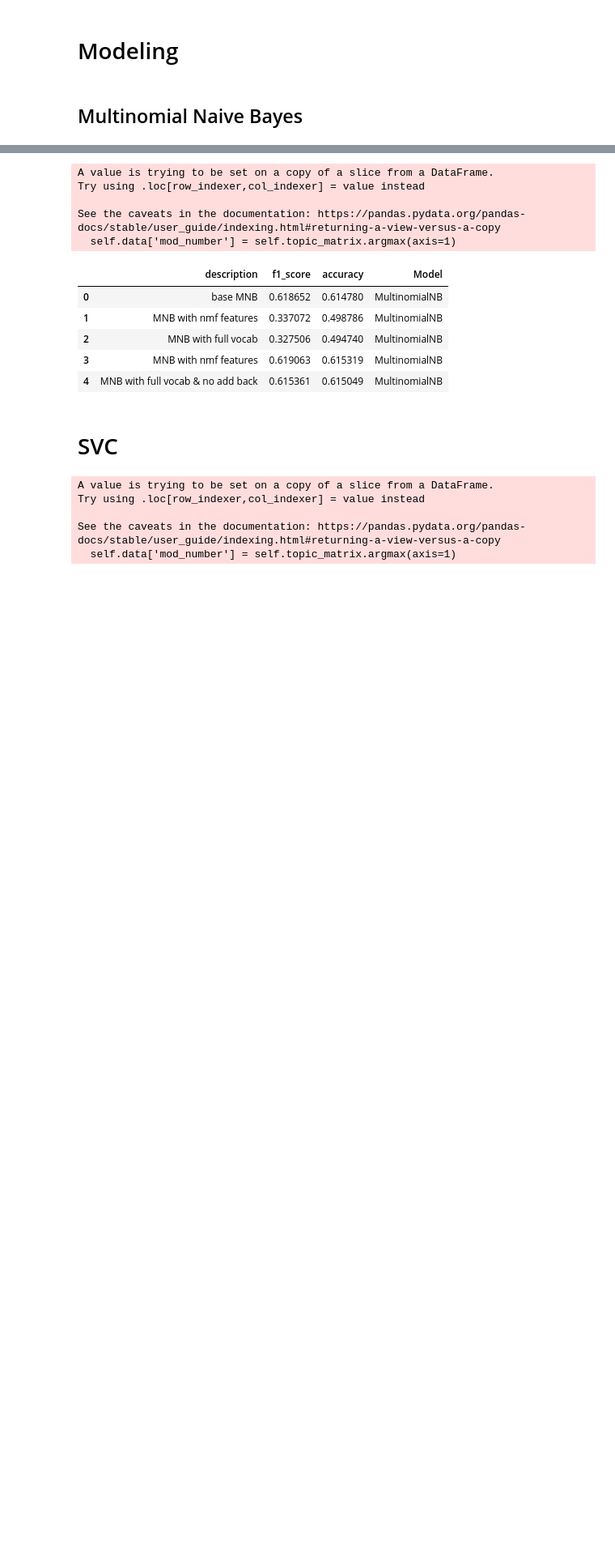
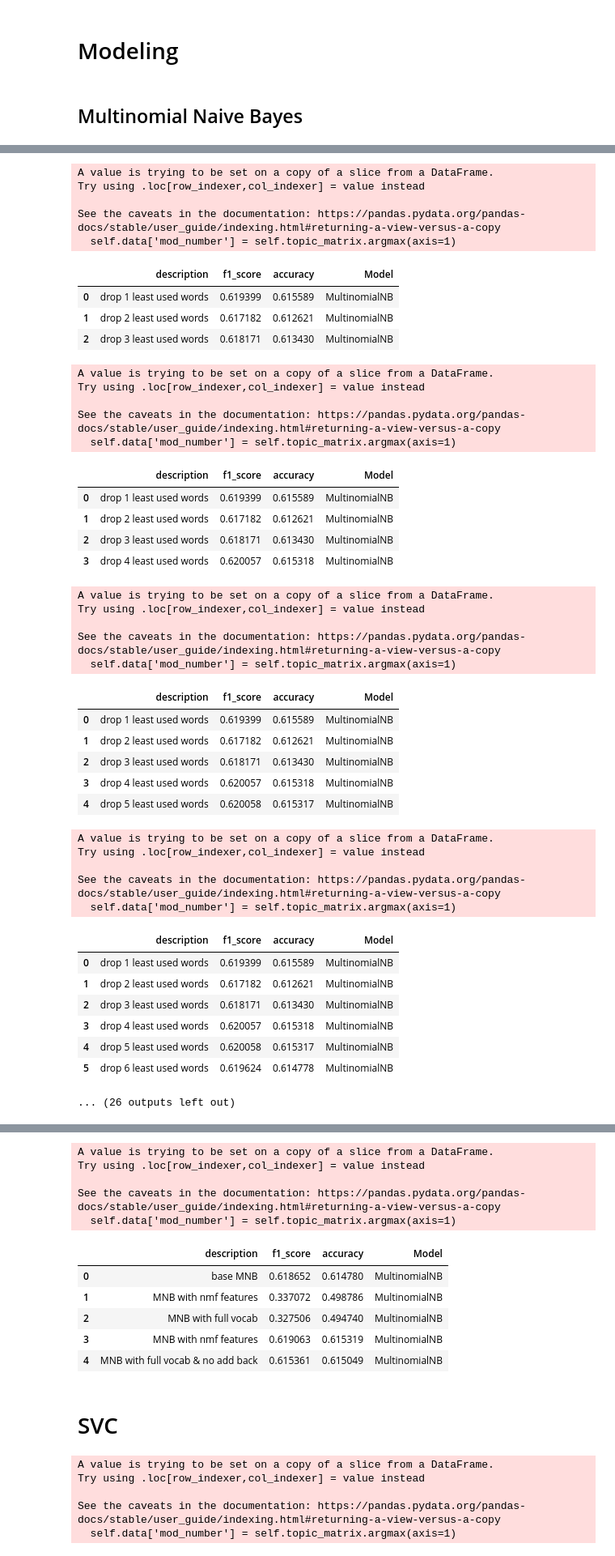
Before and after one commit to thekhan314/politicalbias, a Jupyter notebook: AdFontes_PolBias.ipynb, the cells around one changed output, grey strips where cells are left out. Shown at 81% size. Drawn from its saved outputs; the diff is of its cells as text; code cells hidden in the pictures; blank space fills up the shorter version.

```diff
--- a/AdFontes_PolBias.ipynb
+++ b/AdFontes_PolBias.ipynb
@@ -220,0 +200,33 @@ See the caveats in the documentation: https://pandas.pydata.org/pandas-docs/stab
+# %%
+
+word_counts_refinery = Refinery(X=None, y=None)
+for i in range(1,20):
+    all_counts = word_counts(df_adf,'article_text',show_chart=False)
+    high_counts = all_counts[all_counts > i ]
+    vocab = list(high_counts.index)
+
+    df_adf_1 = df_adf[['article_text','article_label']]
+    df_tmod = TopicModel(
+        df_adf_1,
+        'article_text',
+        stop_words='english',
+        vocabulary = vocab,
+        desparsify=True,
+        )
+
+
+    word_counts_refinery.X = df_tmod.data.drop(['article_text','mod_number','article_label'],axis=1)
+    word_counts_refinery.y = df_tmod.data['article_label']
+
+    #ref = Refinery(X,y)
+
+    info = {
+        'description':'drop {} least used words'.format(i)
+    }
+
+    mnb = Pipeline([
+                    ('clf', MultinomialNB()),
+    ])
+
+    word_counts_refinery.ingest(mnb,info = info)
+# %% [output]
@@ -220,0 +248,43 @@ See the caveats in the documentation: https://pandas.pydata.org/pandas-docs/stab
+A value is trying to be set on a copy of a slice from a DataFrame.
+Try using .loc[row_indexer,col_indexer] = value instead
+
+See the caveats in the documentation: https://pandas.pydata.org/pandas-docs/stable/user_guide/indexing.html#returning-a-view-versus-a-copy
+  self.data['mod_number'] = self.topic_matrix.argmax(axis=1)
+|  | description | f1_score | accuracy | Model |
+| 0 | drop 1 least used words | 0.619399 | 0.615589 | MultinomialNB |
+| 1 | drop 2 least used words | 0.617182 | 0.612621 | MultinomialNB |
+| 2 | drop 3 least used words | 0.618171 | 0.613430 | MultinomialNB |
+A value is trying to be set on a copy of a slice from a DataFrame.
+Try using .loc[row_indexer,col_indexer] = value instead
+
+See the caveats in the documentation: https://pandas.pydata.org/pandas-docs/stable/user_guide/indexing.html#returning-a-view-versus-a-copy
+  self.data['mod_number'] = self.topic_matrix.argmax(axis=1)
+|  | description | f1_score | accuracy | Model |
+| 0 | drop 1 least used words | 0.619399 | 0.615589 | MultinomialNB |
+| 1 | drop 2 least used words | 0.617182 | 0.612621 | MultinomialNB |
+| 2 | drop 3 least used words | 0.618171 | 0.613430 | MultinomialNB |
+| 3 | drop 4 least used words | 0.620057 | 0.615318 | MultinomialNB |
+A value is trying to be set on a copy of a slice from a DataFrame.
+Try using .loc[row_indexer,col_indexer] = value instead
+
+See the caveats in the documentation: https://pandas.pydata.org/pandas-docs/stable/user_guide/indexing.html#returning-a-view-versus-a-copy
+  self.data['mod_number'] = self.topic_matrix.argmax(axis=1)
+|  | description | f1_score | accuracy | Model |
+| 0 | drop 1 least used words | 0.619399 | 0.615589 | MultinomialNB |
+| 1 | drop 2 least used words | 0.617182 | 0.612621 | MultinomialNB |
+| 2 | drop 3 least used words | 0.618171 | 0.613430 | MultinomialNB |
+| 3 | drop 4 least used words | 0.620057 | 0.615318 | MultinomialNB |
+| 4 | drop 5 least used words | 0.620058 | 0.615317 | MultinomialNB |
+A value is trying to be set on a copy of a slice from a DataFrame.
+Try using .loc[row_indexer,col_indexer] = value instead
+
+See the caveats in the documentation: https://pandas.pydata.org/pandas-docs/stable/user_guide/indexing.html#returning-a-view-versus-a-copy
+  self.data['mod_number'] = self.topic_matrix.argmax(axis=1)
+|  | description | f1_score | accuracy | Model |
+| 0 | drop 1 least used words | 0.619399 | 0.615589 | MultinomialNB |
+| 1 | drop 2 least used words | 0.617182 | 0.612621 | MultinomialNB |
+| 2 | drop 3 least used words | 0.618171 | 0.613430 | MultinomialNB |
+| 3 | drop 4 least used words | 0.620057 | 0.615318 | MultinomialNB |
+| 4 | drop 5 least used words | 0.620058 | 0.615317 | MultinomialNB |
+| 5 | drop 6 least used words | 0.619624 | 0.614778 | MultinomialNB |
+... (26 outputs left out)
```
Also changed, not shown: parts of 14 cells of this notebook, 1 other file.
